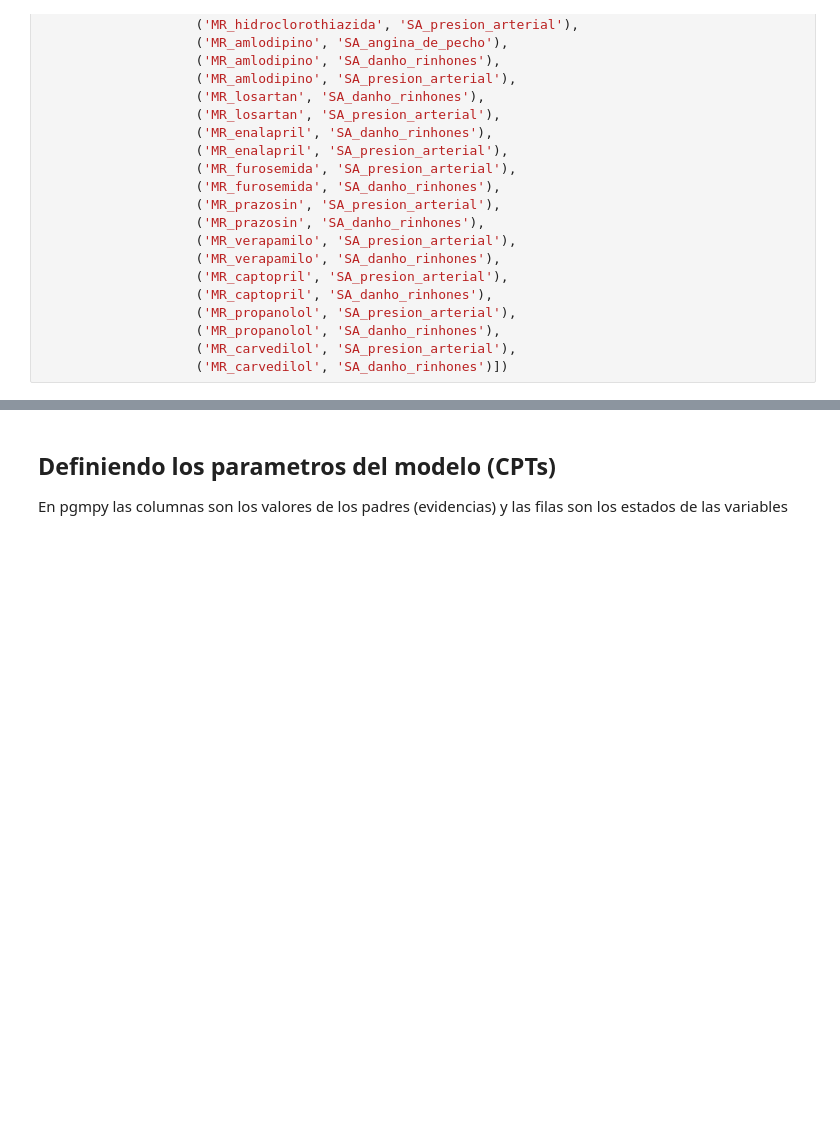
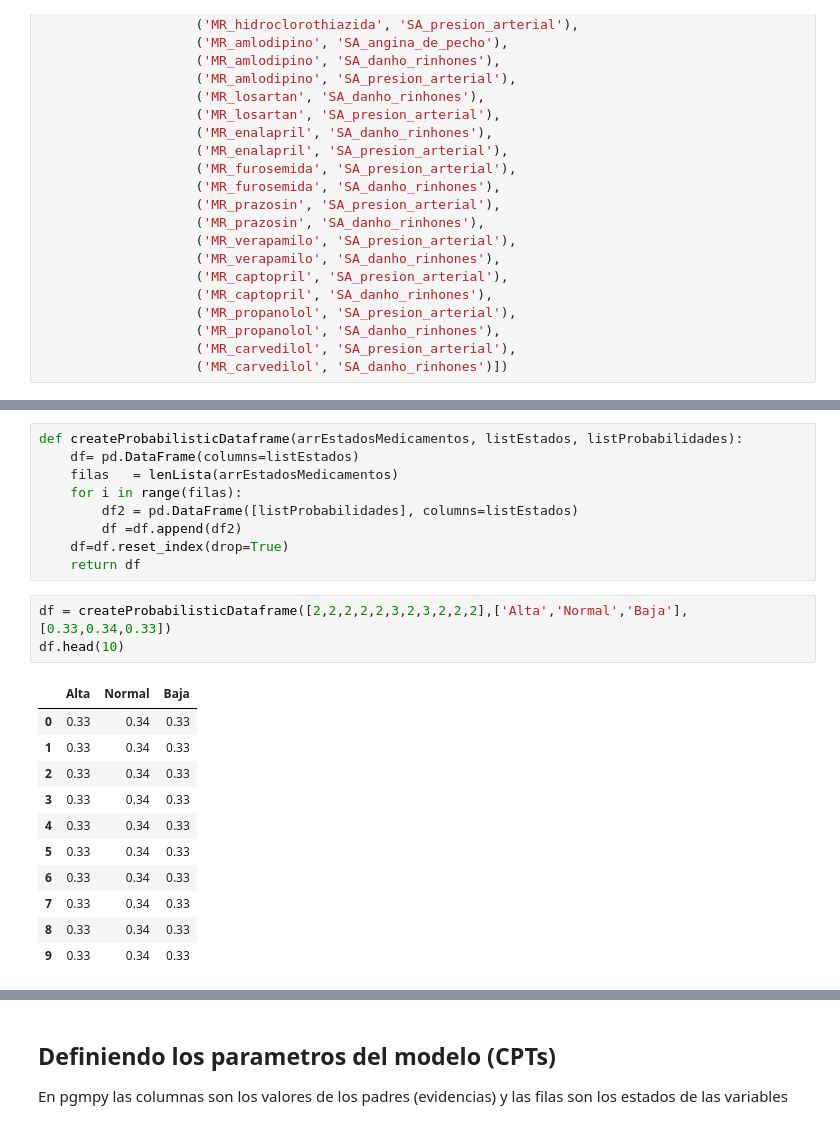
Before and after one commit to louMon/MedGeriatricThesis, a Jupyter notebook: Modelamiento Medicamentos - Patologias.ipynb, the cells around one changed output, grey strips where cells are left out. Saved outputs shown, nothing was run; the diff lists cells and outputs as text; blank space fills up the shorter version.

```diff
--- a/Modelamiento Medicamentos - Patologias.ipynb
+++ b/Modelamiento Medicamentos - Patologias.ipynb
@@ -94,0 +210,24 @@ bn = BayesianModel([('EP_Insuficiencia_Cardiaca', 'MR_metropolol'),
+# %%
+def createProbabilisticDataframe(arrEstadosMedicamentos, listEstados, listProbabilidades):
+    df= pd.DataFrame(columns=listEstados)
+    filas   = lenLista(arrEstadosMedicamentos)
+    for i in range(filas):
+        df2 = pd.DataFrame([listProbabilidades], columns=listEstados)
+        df =df.append(df2)
+    df=df.reset_index(drop=True)
+    return df
+# %%
+df = createProbabilisticDataframe([2,2,2,2,2,3,2,3,2,2,2],['Alta','Normal','Baja'],[0.33,0.34,0.33])
+df.head(10)
+# %% [output]
+|  | Alta | Normal | Baja |
+| 0 | 0.33 | 0.34 | 0.33 |
+| 1 | 0.33 | 0.34 | 0.33 |
+| 2 | 0.33 | 0.34 | 0.33 |
+| 3 | 0.33 | 0.34 | 0.33 |
+| 4 | 0.33 | 0.34 | 0.33 |
+| 5 | 0.33 | 0.34 | 0.33 |
+| 6 | 0.33 | 0.34 | 0.33 |
+| 7 | 0.33 | 0.34 | 0.33 |
+| 8 | 0.33 | 0.34 | 0.33 |
+| 9 | 0.33 | 0.34 | 0.33 |
```
Also changed, not shown: parts of 25 cells of this notebook, 1 other file.
